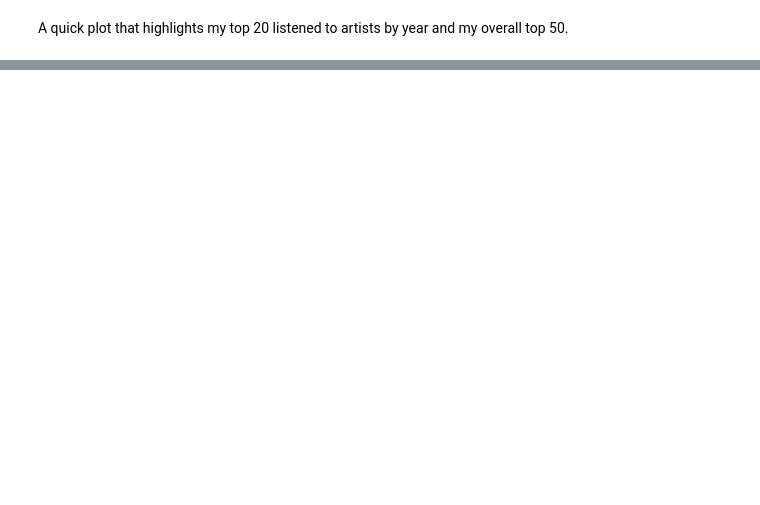
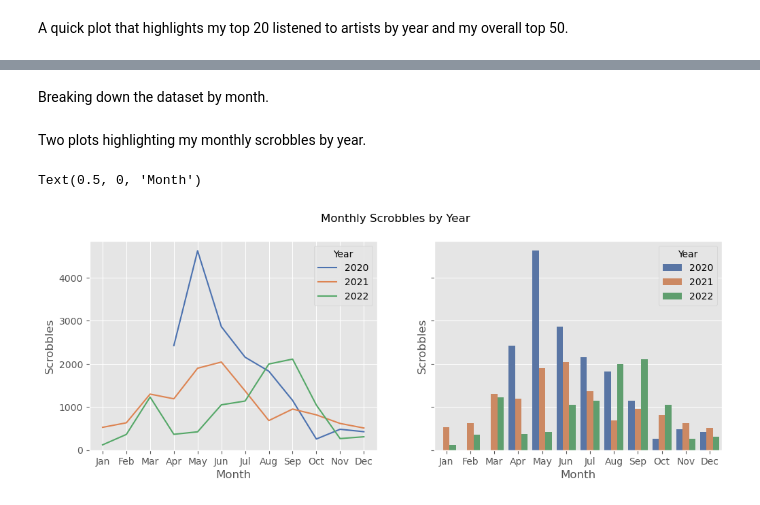
Before and after one commit to Dirghayu-Shah/listening-habits, a Jupyter notebook: listening-habits.ipynb, the cells around one changed output, grey strips where cells are left out. Cells and saved outputs as stored; diff of their text form; code cells hidden in the pictures; blank space fills up the shorter version.

```diff
--- a/listening-habits.ipynb
+++ b/listening-habits.ipynb
@@ -100,0 +98,36 @@ Text(0.5, 1.0, '2022')
+# %% [markdown]
+Breaking down the dataset by month.
+# %%
+monthly = (
+    scrob
+    .assign(
+        month = lambda x: x['Date'].dt.strftime('%b'),
+        month_num = lambda x: x['Date'].dt.strftime('%m').astype(int)
+    )
+    .groupby(['Year', 'month', 'month_num'])
+    .apply(lambda x: pd.Series({
+        'Scrobbles': len(x['Date'])
+    }))
+    .reset_index()
+    .sort_values(['Year','month_num'])
+    .drop('month_num', axis=1)
+)
+# %%
+months = ['Jan', 'Feb', 'Mar', 'Apr', 'May', 'Jun', 'Jul', 'Aug', 'Sep', 'Oct', 'Nov', 'Dec']
+monthly['month'] = pd.Categorical(monthly['month'], categories=months, ordered=True)
+# %% [markdown]
+Two plots highlighting my monthly scrobbles by year.
+# %%
+fig, (ax1, ax2) = plt.subplots(1, 2, figsize=(12, 4), sharey=True)
+fig.suptitle('Monthly Scrobbles by Year')
+
+ax1 = plt.subplot(1, 2, 1)
+sns.lineplot(data = monthly, x = 'month', y = 'Scrobbles', hue = 'Year', palette='deep')
+ax1.set_xlabel('Month')
+
+ax2 = plt.subplot(1, 2, 2)
+sns.barplot(data = monthly, x='month', y='Scrobbles', hue='Year', palette='deep')
+ax2.set_xlabel('Month')
+# %% [output]
+Text(0.5, 0, 'Month')
+[figure, added]
```
Also changed, not shown: parts of 6 cells of this notebook.
